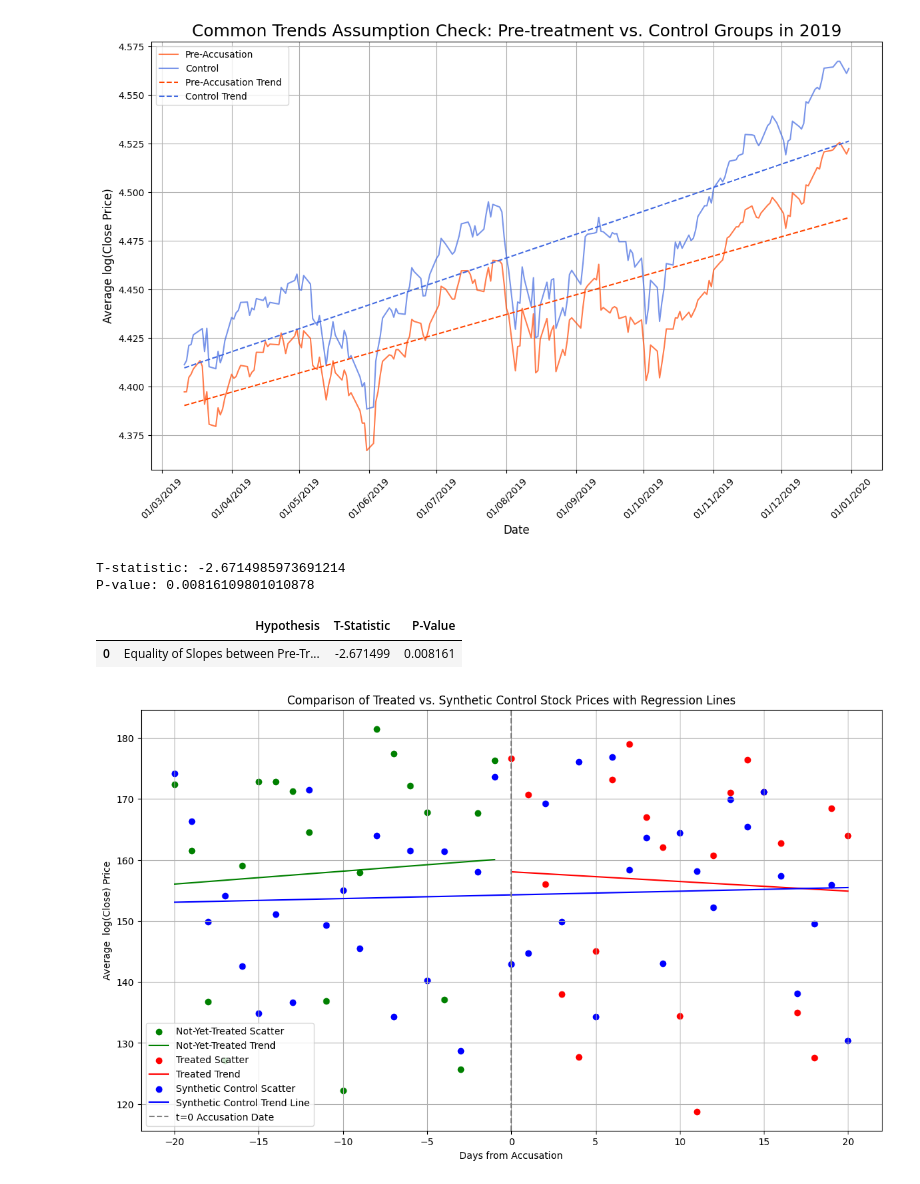
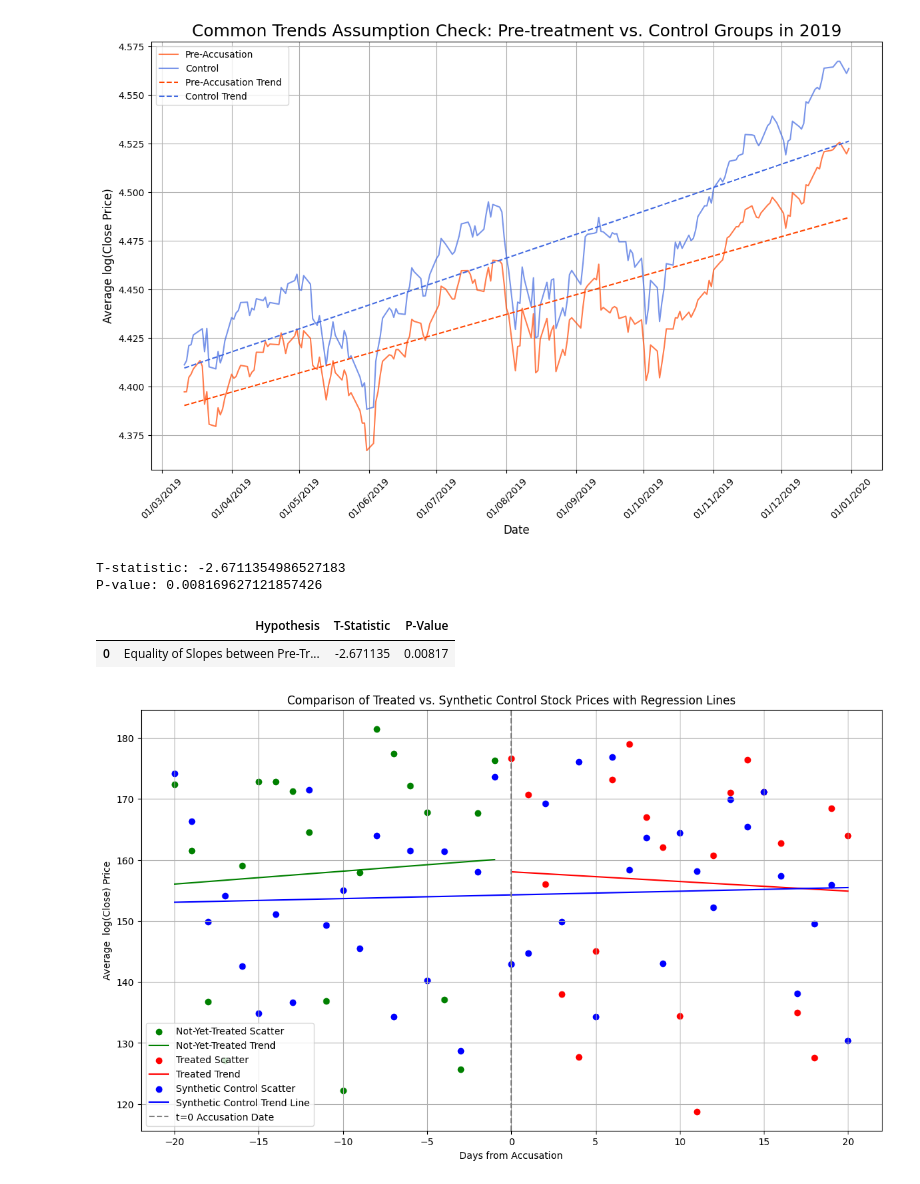
Before and after one commit to Staiana/Greenwashing_Project_Group_6, a Jupyter notebook: Python/Groupe_6_REME.ipynb, the cells around one changed output. Drawn from its saved outputs; the diff is of its cells as text; code cells hidden in the pictures.

```diff
--- a/Python/Groupe_6_REME.ipynb
+++ b/Python/Groupe_6_REME.ipynb
@@ -75,7 +69,7 @@ Drive already mounted at /content/drive; to attempt to forcibly remount, call dr
 # %%
 #IMPORT OUR CSV with binary variable for accusation
 
-accusation_data = pd.read_csv('/content/drive/My Drive/REME/acc_data.csv', delimiter=';')
+accusation_data = pd.read_csv('https://raw.githubusercontent.com/Staiana/Greenwashing_Project_Group_6/main/acc_data.csv', delimiter=';')
 
 accusation_data = accusation_data[['Ticker', 'Accusation', 'DATE']]
 accusation_data.rename(columns={'DATE': 'Accusation_date'}, inplace=True)
@@ -635,38 +626,36 @@ se_never = model_never.bse[1]
 # H0: slope_pre - slope_never = 0
 # Compute difference in slopes and standard error of the difference
 diff_slopes = slope_pre - slope_never
 diff_se = np.sqrt(se_pre**2 + se_never**2)  # Assuming independence between samples
 
 # t-statistic for the difference
 t_stat = diff_slopes / diff_se
 
 # Degrees of freedom approximately equal to smaller of the two sample sizes minus 2
 df = min(len(avg_pre_treated), len(avg_never_treated)) - 2
 
 # p-value from t-distribution
 from scipy.stats import t
 p_value = (1 - t.cdf(np.abs(t_stat), df)) * 2  # Two-tailed test
 
 print("T-statistic:", t_stat)
 print("P-value:", p_value)
 data = {
     "Hypothesis": ["Equality of Slopes between Pre-Treated and Control Groups"],
     "T-Statistic": [t_stat],
     "P-Value": [p_value]
 }
 
 # Create DataFrame
 results_df = pd.DataFrame(data)
 
 # Display the DataFrame to ensure it looks correct
 display(results_df)
-
-results_df.to_latex('/content/drive/My Drive/REME/PT.tex',index=False, float_format="%.3f")
 # %% [output]
-T-statistic: -2.6714985973691214
-P-value: 0.00816109801010878
+T-statistic: -2.6711354986527183
+P-value: 0.008169627121857426
 |  | Hypothesis | T-Statistic | P-Value |
-| 0 | Equality of Slopes between Pre-Tr... | -2.671499 | 0.008161 |
+| 0 | Equality of Slopes between Pre-Tr... | -2.671135 | 0.00817 |
 # %%
 n=20
 end=n
```
Also changed, not shown: parts of 10 cells of this notebook.
